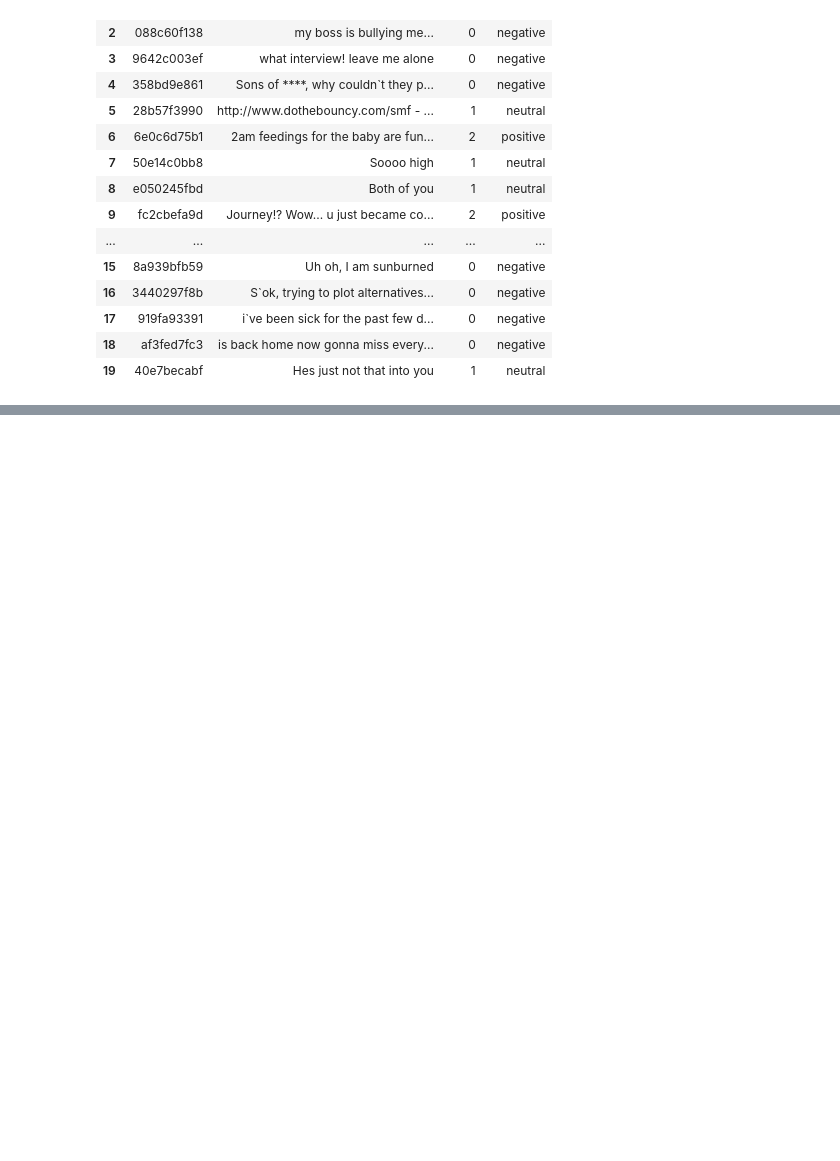
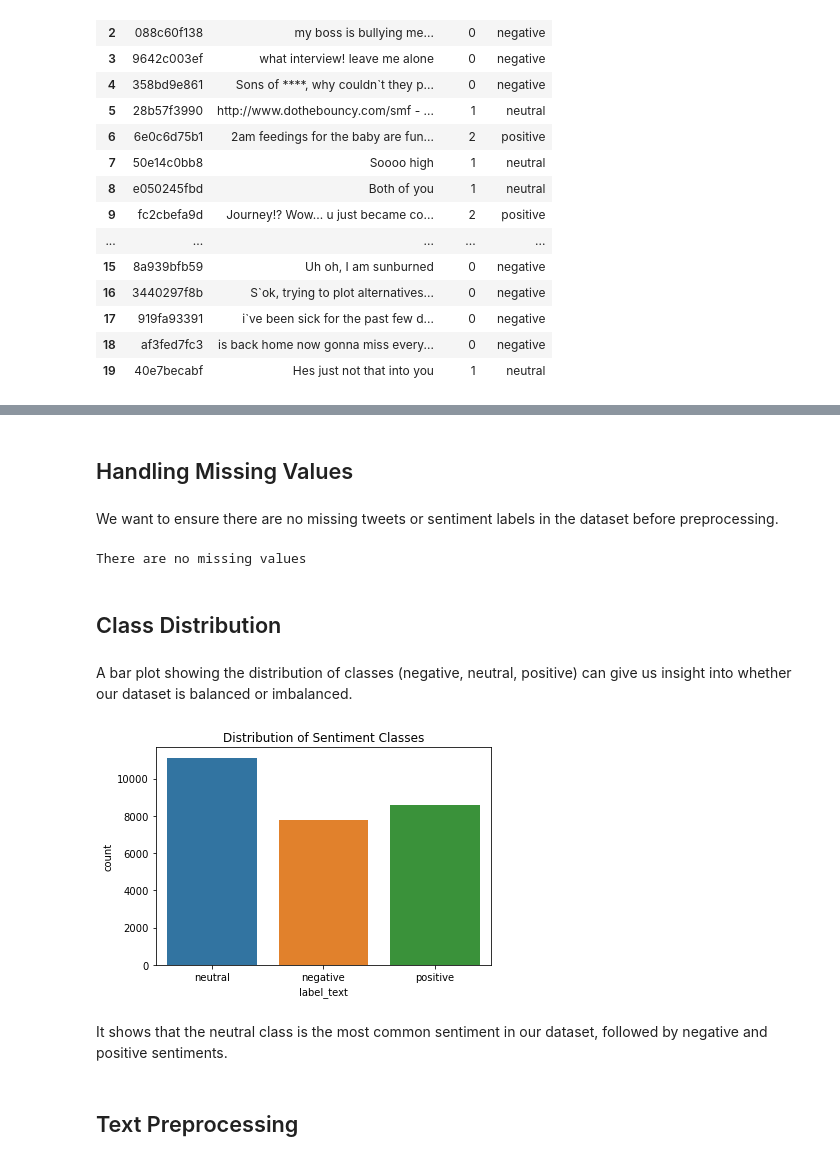
Before and after one commit to akeyo03/group-8-project, a Jupyter notebook: project.ipynb, the cells around one changed output, grey strips where cells are left out. Saved outputs shown, nothing was run; the diff lists cells and outputs as text; code cells hidden in the pictures; blank space fills up the shorter version.

Commit message:
Text processing done

```diff
--- a/project.ipynb
+++ b/project.ipynb
@@ -109,0 +131,28 @@ memory usage: 858.9+ KB
+# %% [markdown]
+## Handling Missing Values
+# %% [markdown]
+We want to ensure there are no missing tweets or sentiment labels in the dataset before preprocessing.
+# %%
+# Checking for missing values
+missing_values = train_df.isnull().sum()
+if missing_values.sum() == 0:
+    print('There are no missing values')
+else:
+    print('Check for the missing values')
+# %% [output]
+There are no missing values
+# %% [markdown]
+## Class Distribution
+# %% [markdown]
+A bar plot showing the distribution of classes (negative, neutral, positive) can give us insight into whether our dataset is balanced or imbalanced.
+# %%
+# Plot class distribution
+sns.countplot(x='label_text', data=train_df)
+plt.title('Distribution of Sentiment Classes')
+plt.show()
+# %% [output]
+[figure, added]
+# %% [markdown]
+It shows that the neutral class is the most common sentiment in our dataset, followed by negative and positive sentiments.
+# %% [markdown]
+## Text Preprocessing
```
Also changed, not shown: parts of 27 cells of this notebook.
